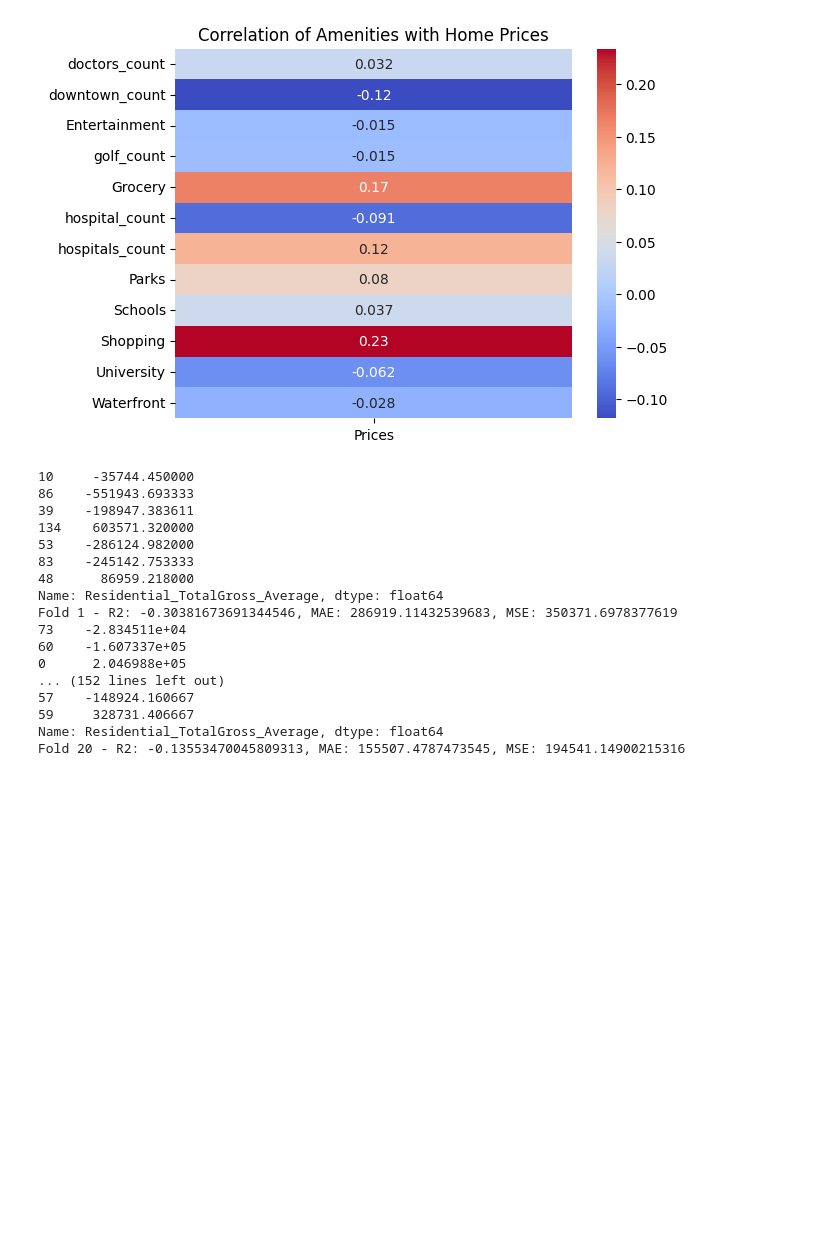
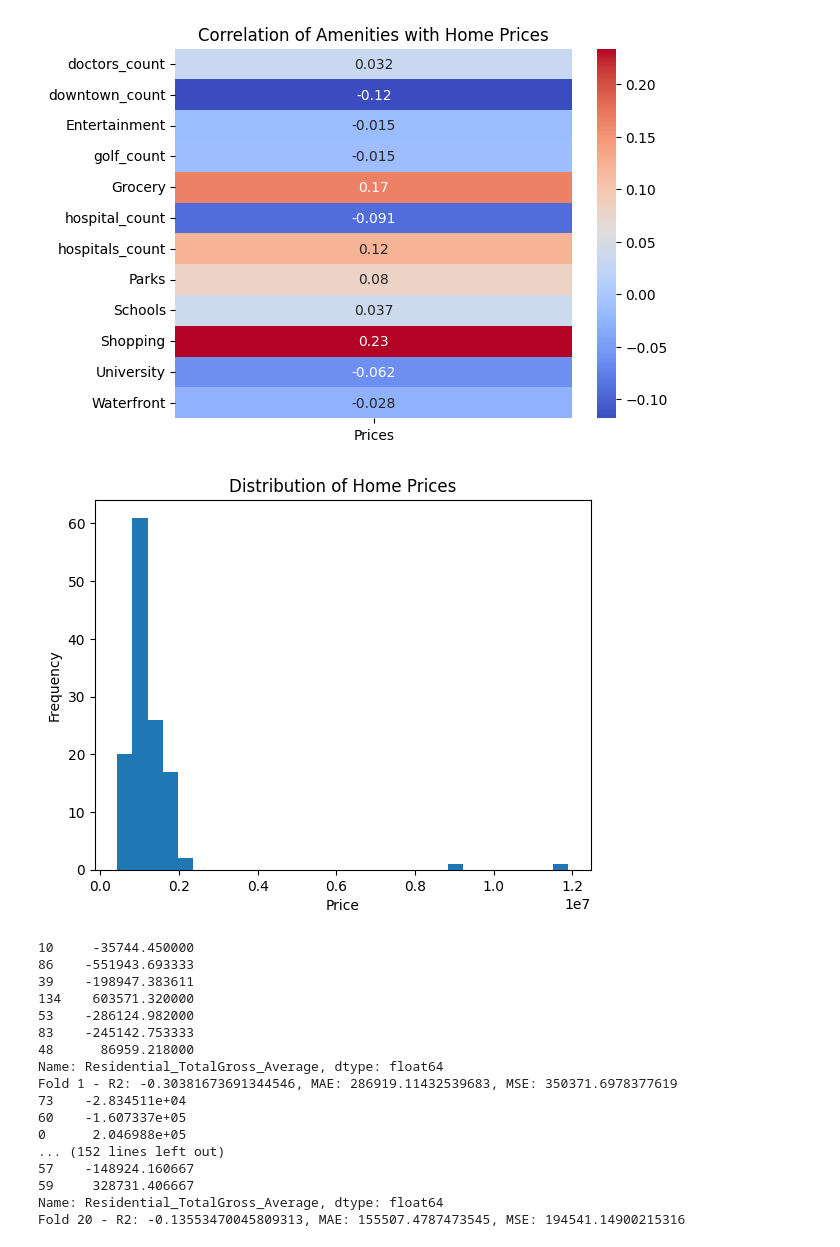
Before and after one commit to alex-wang101/CSJ, a Jupyter notebook: HouseNet/HouseNet.ipynb, the cells around one changed output. Cells and saved outputs as stored; diff of their text form; code cells hidden in the pictures; blank space fills up the shorter version.

```diff
--- a/HouseNet/HouseNet.ipynb
+++ b/HouseNet/HouseNet.ipynb
@@ -48,10 +40,18 @@ Name: Prices, dtype: float64
 # %%
 from sklearn.model_selection import train_test_split, KFold
 # Split the test data into training and testing sets
 df = pd.read_csv('../csvs/DA_summary_counts.csv')
 x = df.drop(columns=['Residential_TotalGross_Average', 'DAUID'])
 y = df['Residential_TotalGross_Average']
 x_train, x_test, y_train, y_test = train_test_split(x, y, test_size=0.1, random_state=42)
+
+plt.hist(y_train, bins=30)
+plt.title("Distribution of Home Prices")
+plt.xlabel("Price")
+plt.ylabel("Frequency")
+plt.show()
+# %% [output]
+[figure, added]
 # %%
 # random forest with k-fold cross validation (very poor results)
 from sklearn.model_selection import KFold
```
Also changed, not shown: parts of 4 cells of this notebook, 2 other files.
